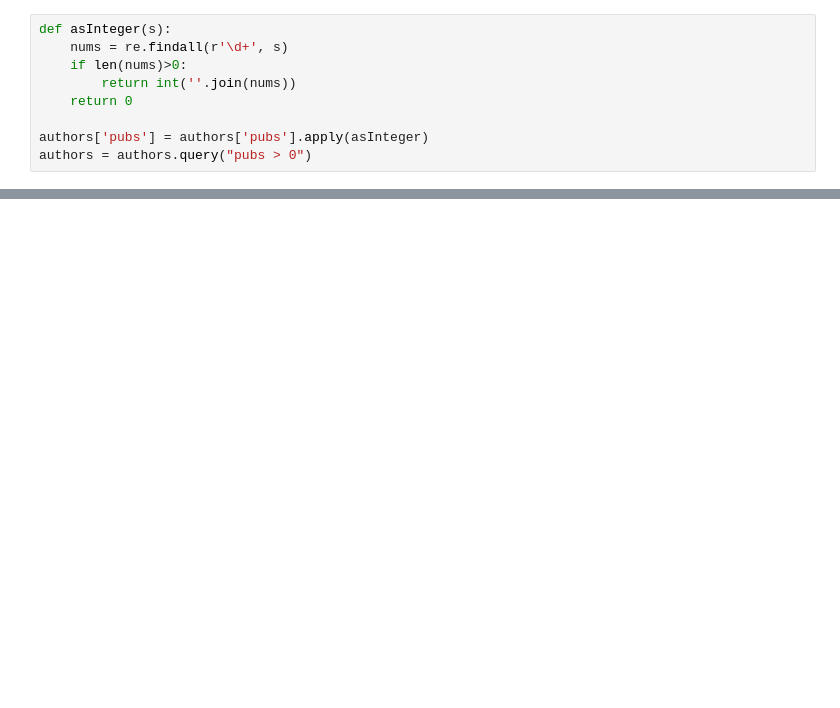
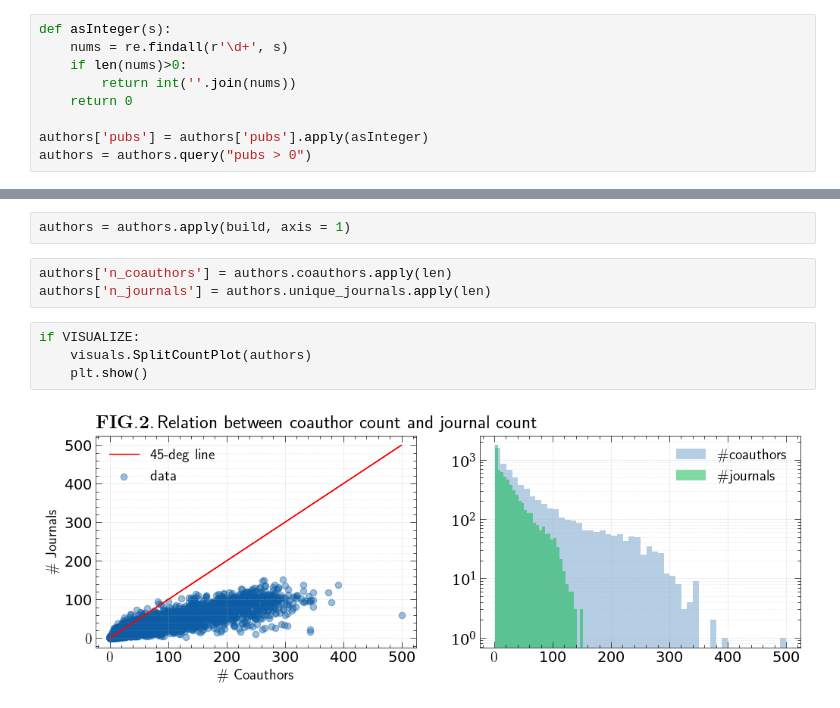
Before and after one commit to Kristianuruplarsen/data_project, a Jupyter notebook: data_project.ipynb, the cells around one changed output, grey strips where cells are left out. Cells and saved outputs as stored; diff of their text form; blank space fills up the shorter version.

```diff
--- a/data_project.ipynb
+++ b/data_project.ipynb
@@ -143,0 +98,11 @@ nx.draw(G, node_size = 1)
+# %%
+authors = authors.apply(build, axis = 1)
+# %%
+authors['n_coauthors'] = authors.coauthors.apply(len)
+authors['n_journals'] = authors.unique_journals.apply(len)
+# %%
+if VISUALIZE:
+    visuals.SplitCountPlot(authors)
+    plt.show()
+# %% [output]
+[figure, added]
```
Also changed, not shown: parts of 52 cells of this notebook, 8 other files.
